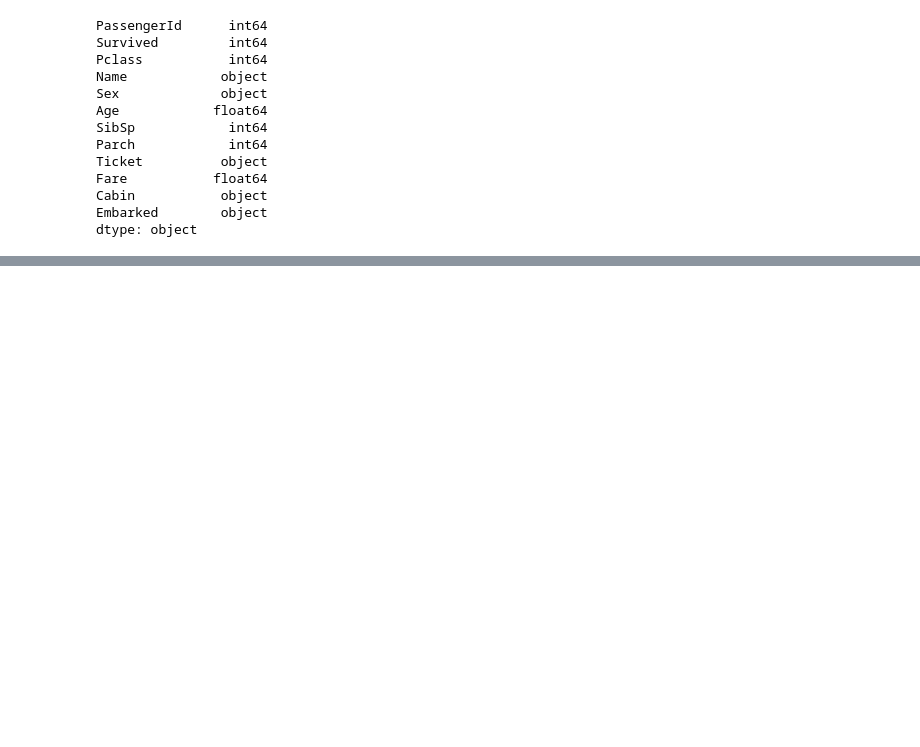
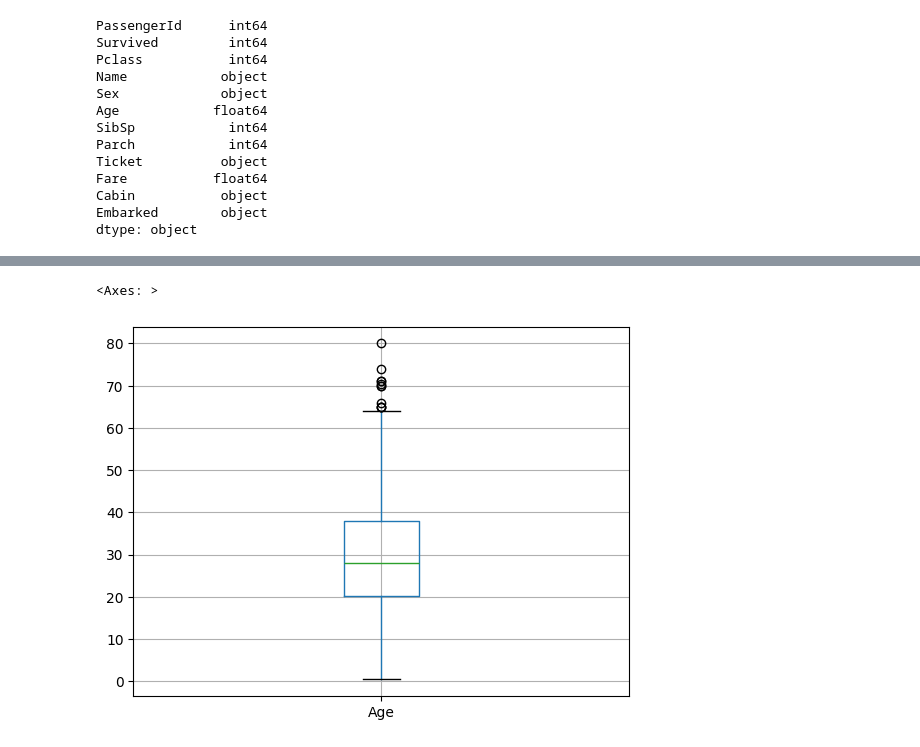
Before and after one commit to Alveaenerle/titanic-survival-prediction, a Jupyter notebook: main.ipynb, the cells around one changed output, grey strips where cells are left out. Cells and saved outputs as stored; diff of their text form; code cells hidden in the pictures; blank space fills up the shorter version.

```diff
--- a/main.ipynb
+++ b/main.ipynb
@@ -52,0 +78,5 @@ df_train = df_train.rename(columns={"Sex": "IsMale"})
+# %%
+df_train.boxplot(column="Age")
+# %% [output]
+<Axes: >
+[figure, added]
```
Also changed, not shown: parts of 25 cells of this notebook, 1 other file.
